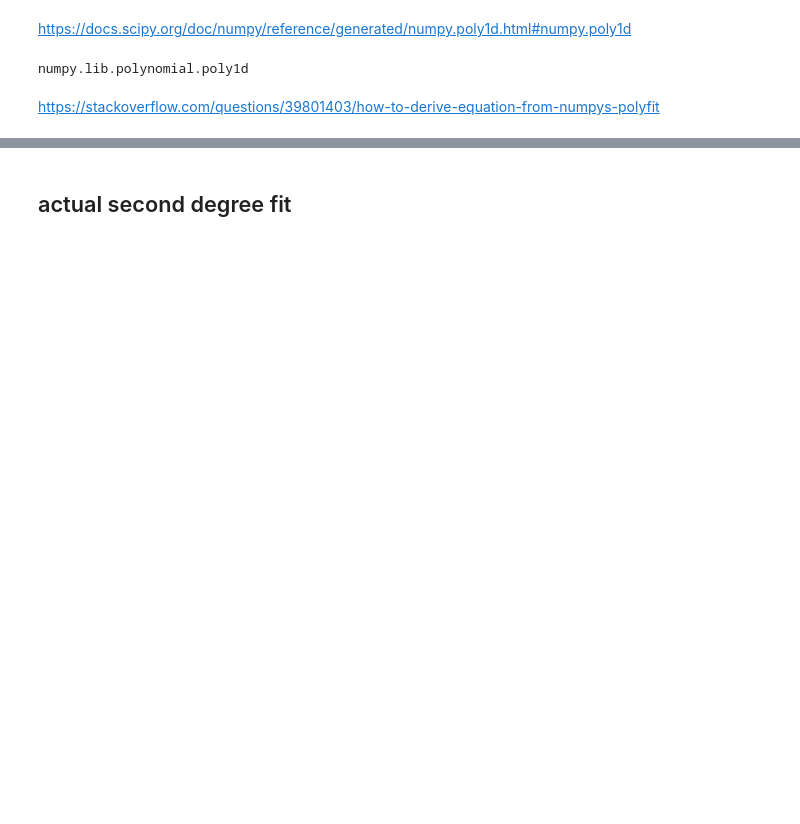
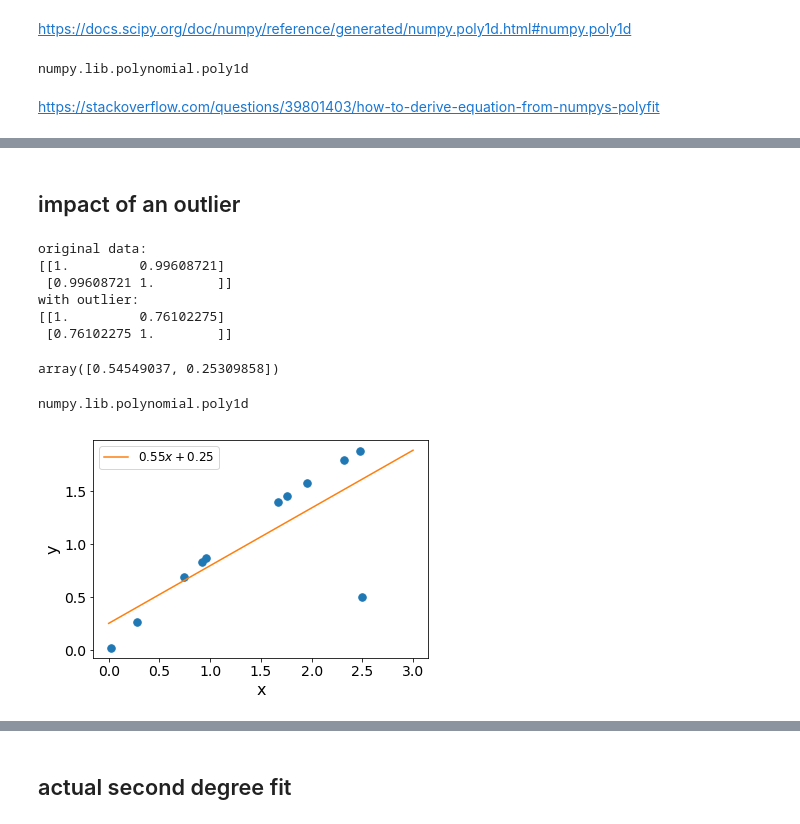
Before and after one commit to umbcdata601/fall2018, a Jupyter notebook: jupyter_notebooks/week4_regression/projectile_motion.ipynb, the cells around one changed output, grey strips where cells are left out. Saved outputs shown, nothing was run; the diff lists cells and outputs as text; code cells hidden in the pictures; blank space fills up the shorter version.

```diff
--- a/jupyter_notebooks/week4_regression/projectile_motion.ipynb
+++ b/jupyter_notebooks/week4_regression/projectile_motion.ipynb
@@ -195,0 +195,45 @@ plt.show()
+# %% [markdown]
+## impact of an outlier
+# %%
+x_with_outlier=numpy.append(x[indices_to_plot],2.5)
+y_with_outlier=numpy.append(y[indices_to_plot],0.5)
+
+print("original data:")
+print(numpy.corrcoef(x[indices_to_plot],y[indices_to_plot]))
+
+print("with outlier:")
+print(numpy.corrcoef(x_with_outlier,y_with_outlier))
+# %% [output]
+original data:
+[[1.         0.99608721]
+ [0.99608721 1.        ]]
+with outlier:
+[[1.         0.76102275]
+ [0.76102275 1.        ]]
+# %%
+polynomial_degree=1
+coeffs = numpy.polyfit(x_with_outlier, y_with_outlier, polynomial_degree)
+coeffs # ordered from highest degree to lowest
+# %% [output]
+array([0.54549037, 0.25309858])
+# %%
+pol = numpy.poly1d(coeffs)
+type(pol)
+# %% [output]
+numpy.lib.polynomial.poly1d
+# %%
+import sympy
+x_symbol = sympy.symbols("x")
+poly = sum(sympy.S("{:6.2f}".format(v))*x_symbol**i for i, v in enumerate(coeffs[::-1]))
+eq_latex = sympy.printing.latex(poly)
+# %%
+xp = numpy.linspace(0, 3, 30)
+_ = plt.plot(x_with_outlier, y_with_outlier, '.',markersize=15)
+_ = plt.plot(xp, pol(xp), '-', label="${}$".format(eq_latex))
+plt.legend(fontsize="large")
+plt.xlabel("x", fontsize=16)
+plt.ylabel("y", fontsize=16)
+plt.tick_params(axis='both', which='major', labelsize=14)
+plt.show()
+# %% [output]
+[figure, added]
```
Also changed, not shown: parts of 15 cells of this notebook, 3 other files.
